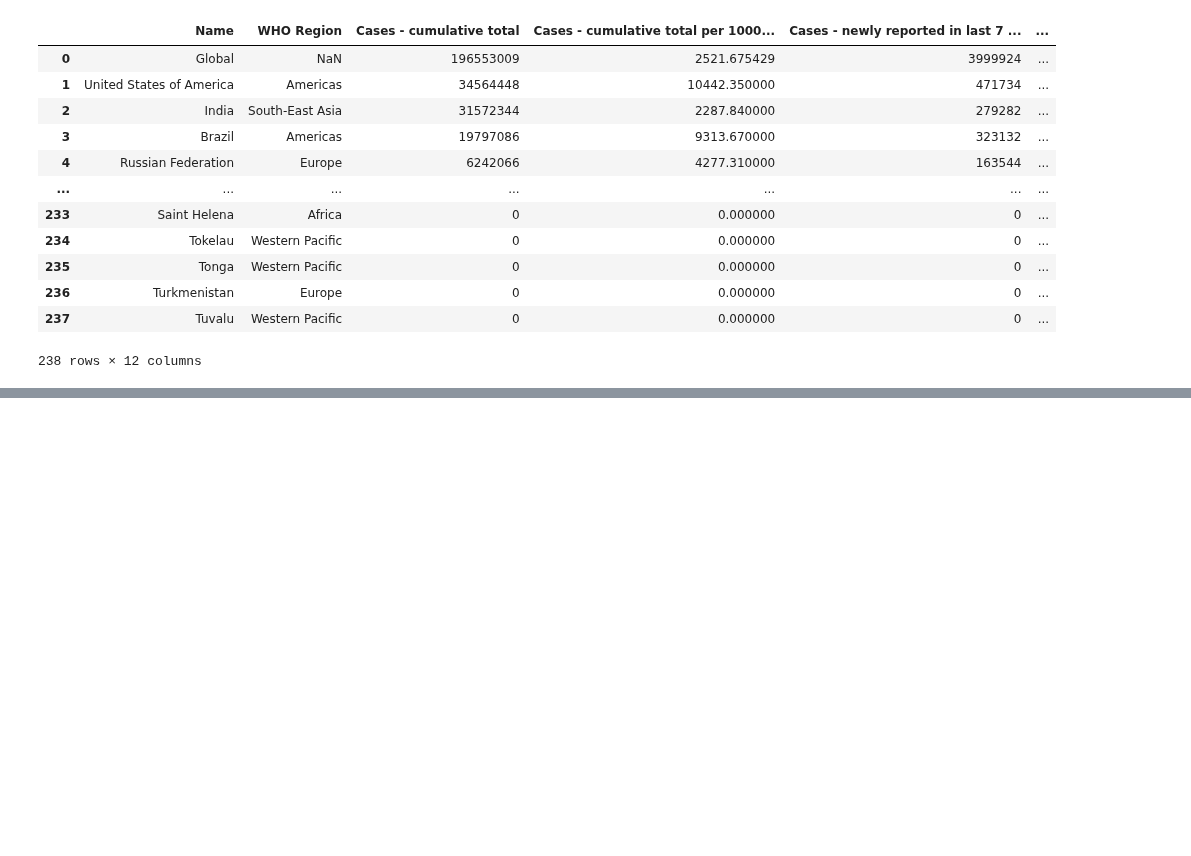
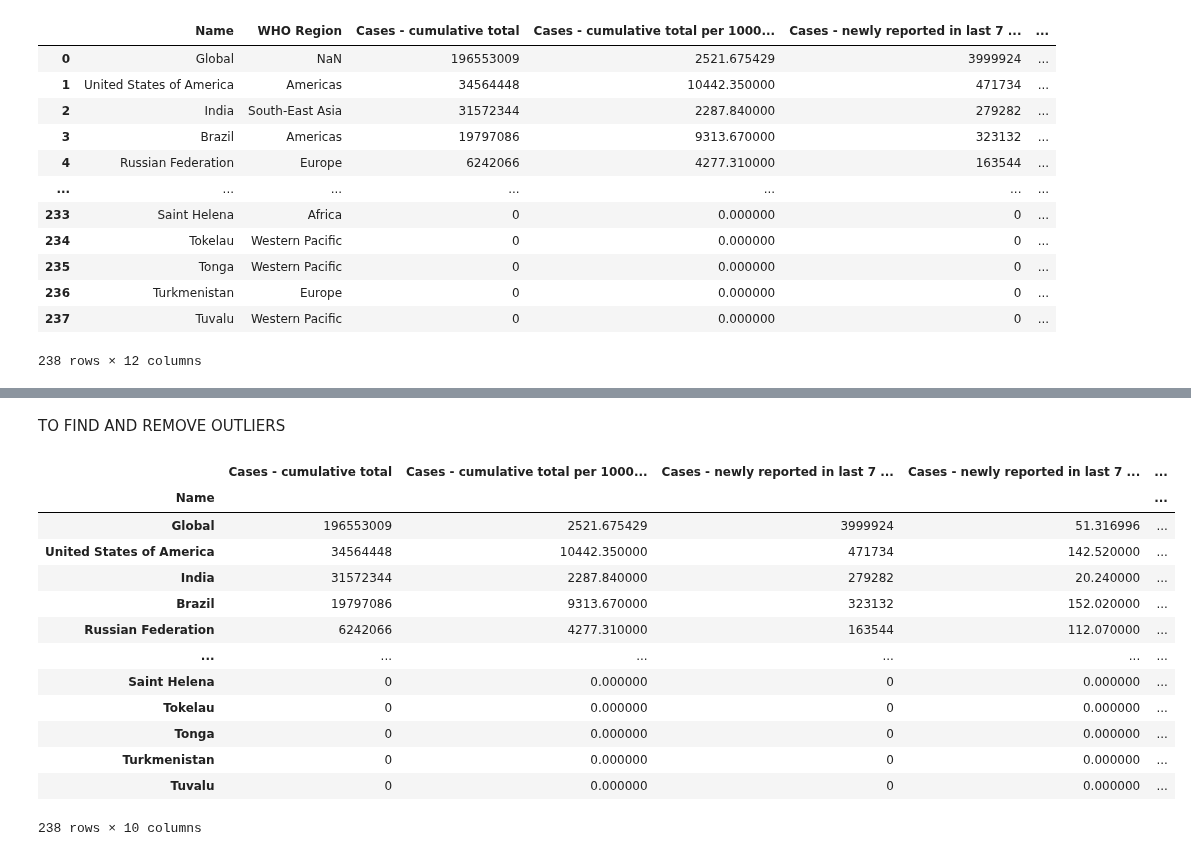
Before and after one commit to anitajn86/Covid_Analysis, a Jupyter notebook: Covid.ipynb, the cells around one changed output, grey strips where cells are left out. Cells and saved outputs as stored; diff of their text form; code cells hidden in the pictures; blank space fills up the shorter version.

```diff
--- a/Covid.ipynb
+++ b/Covid.ipynb
@@ -21,0 +119,20 @@ df
+# %% [markdown]
+TO FIND AND REMOVE OUTLIERS
+# %%
+continuous_Data=covid.select_dtypes(exclude='object')
+continuous_Data
+# %% [output]
+|  | Cases - cumulative total | Cases - cumulative total per 1000... | Cases - newly reported in last 7 ... | Cases - newly reported in last 7 ... | ... |
+| Name |  |  |  |  | ... |
+| Global | 196553009 | 2521.675429 | 3999924 | 51.316996 | ... |
+| United States of America | 34564448 | 10442.350000 | 471734 | 142.520000 | ... |
+| India | 31572344 | 2287.840000 | 279282 | 20.240000 | ... |
+| Brazil | 19797086 | 9313.670000 | 323132 | 152.020000 | ... |
+| Russian Federation | 6242066 | 4277.310000 | 163544 | 112.070000 | ... |
+| ... | ... | ... | ... | ... | ... |
+| Saint Helena | 0 | 0.000000 | 0 | 0.000000 | ... |
+| Tokelau | 0 | 0.000000 | 0 | 0.000000 | ... |
+| Tonga | 0 | 0.000000 | 0 | 0.000000 | ... |
+| Turkmenistan | 0 | 0.000000 | 0 | 0.000000 | ... |
+| Tuvalu | 0 | 0.000000 | 0 | 0.000000 | ... |
+238 rows × 10 columns
```
Also changed, not shown: parts of 19 cells of this notebook.
